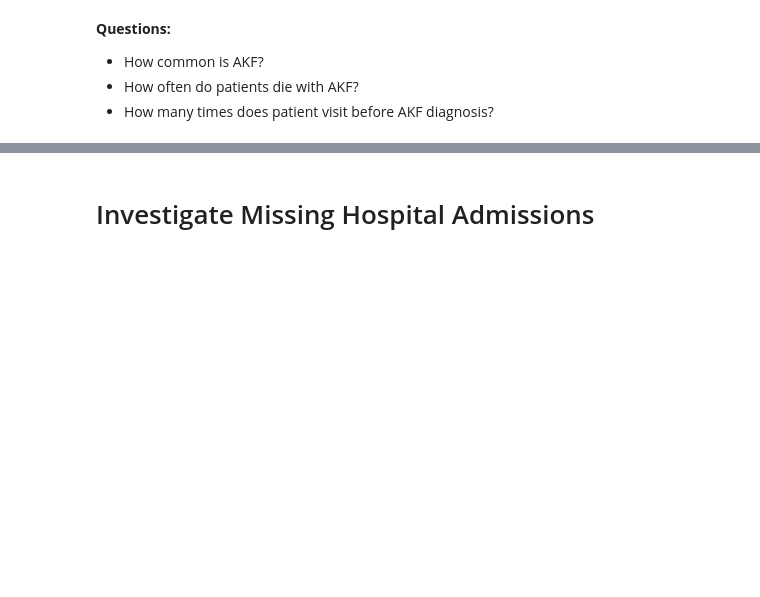
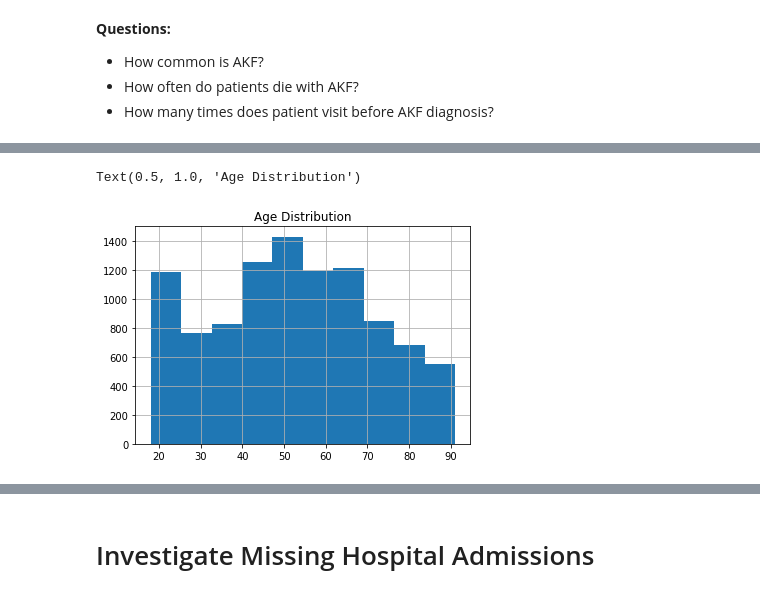
Before and after one commit to brandoncryu/disease_prediction, a Jupyter notebook: Stephen_EDA.ipynb, the cells around one changed output, grey strips where cells are left out. Saved outputs shown, nothing was run; the diff lists cells and outputs as text; code cells hidden in the pictures; blank space fills up the shorter version.

```diff
--- a/Stephen_EDA.ipynb
+++ b/Stephen_EDA.ipynb
@@ -273,0 +315,14 @@ dtype: float64
+# %%
+admissions_sample = admissions_sample.merge(patients[['subject_id', 'gender', 'anchor_age']], how='left', on='subject_id')
+# %%
+admissions_sample.loc[admissions_sample.ethnicity=='UNABLE TO OBTAIN', 'ethnicity'] = 'UNKNOWN'
+# %%
+admissions_sample = admissions_sample.rename(columns={'anchor_age':'age'})
+# %%
+admissions_sample = admissions_sample[admissions_sample.age > 0]
+# %%
+admissions_sample.age.hist()
+plt.title('Age Distribution')
+# %% [output]
+Text(0.5, 1.0, 'Age Distribution')
+[figure, added]
```
Also changed, not shown: parts of 20 cells of this notebook.
